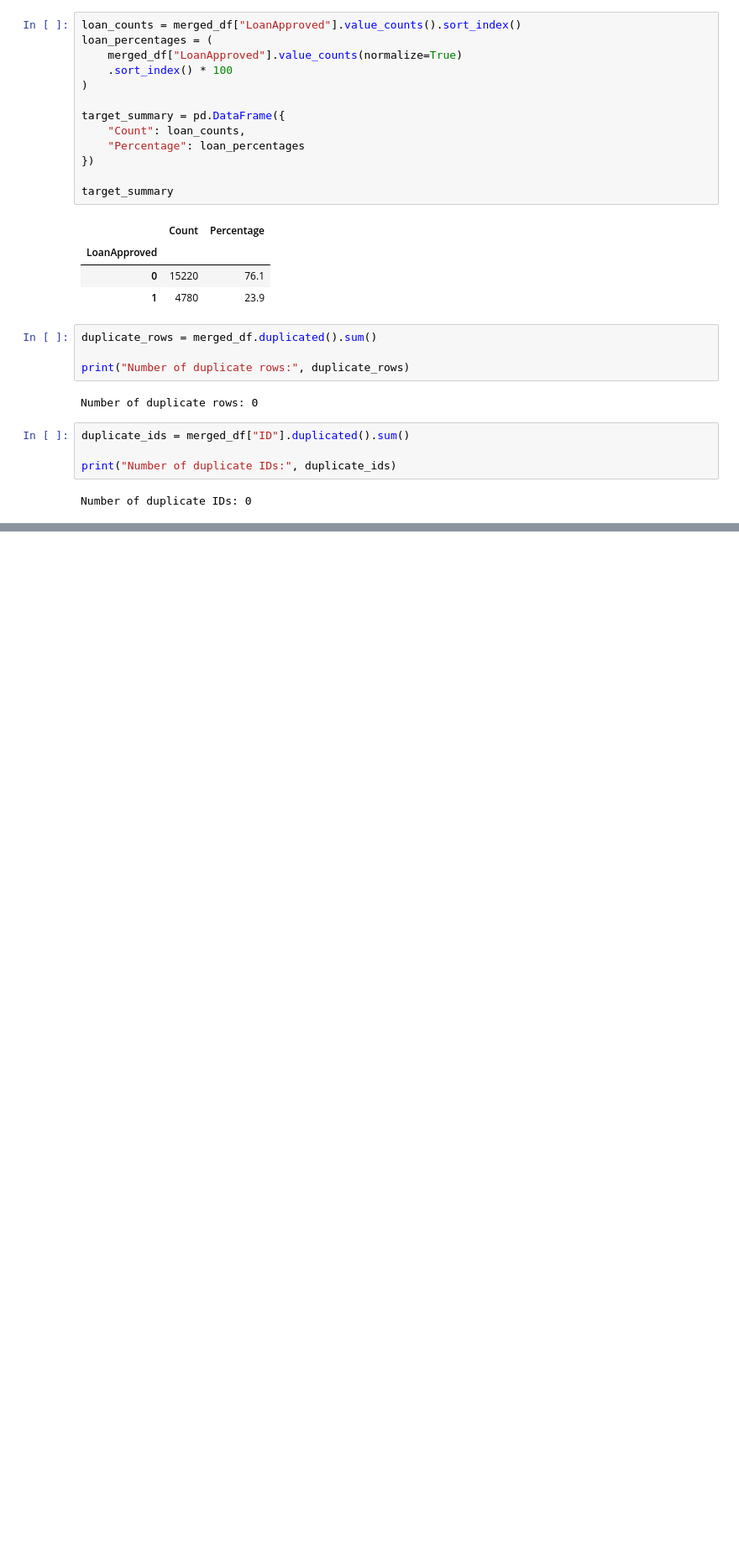
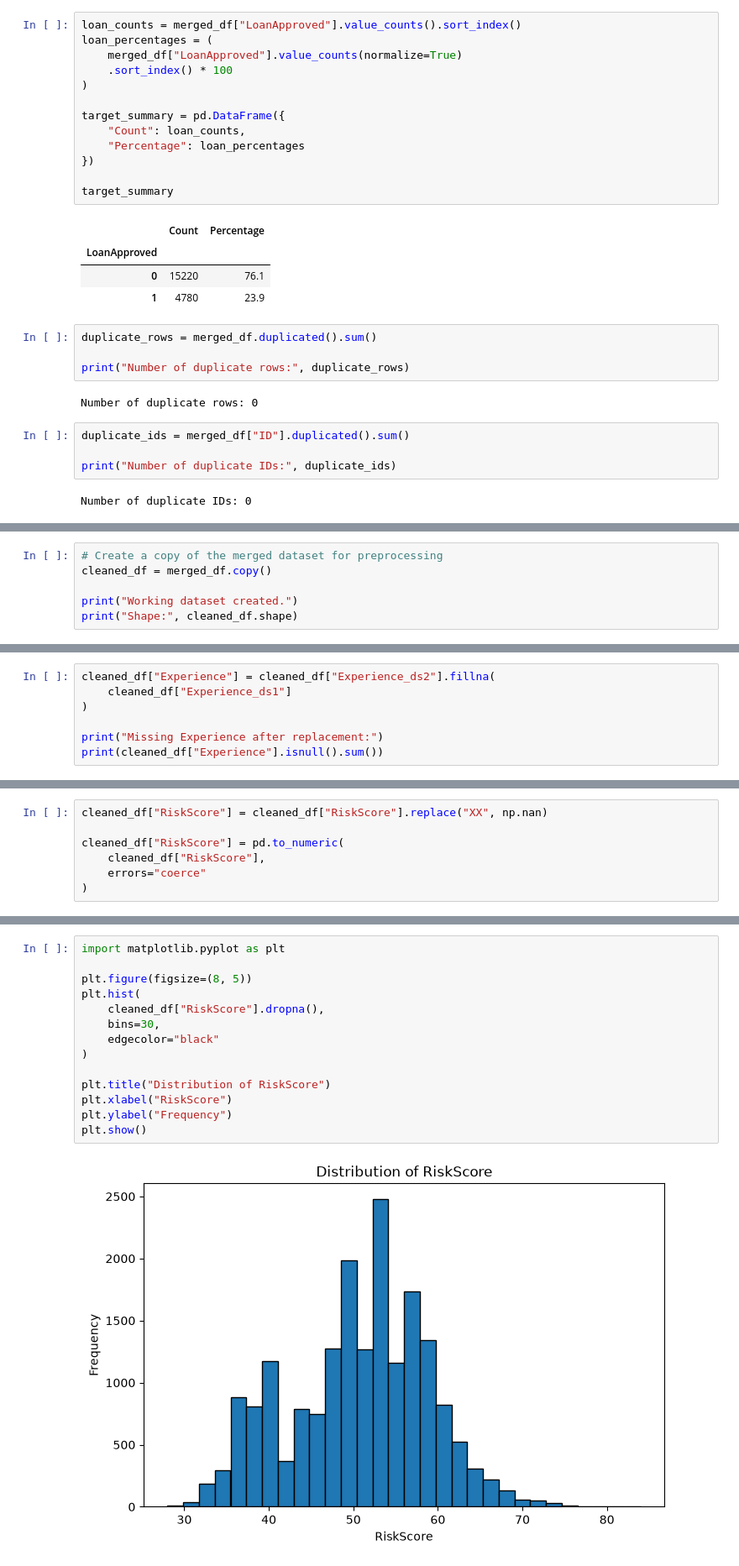
Before and after one commit to abilash3232-byte/CMP7005-PROGRAMMING-FOR-DATA-ANALYSIS, a Jupyter notebook: notebooks/CMP7005_PRAC.ipynb, the cells around one changed output, grey strips where cells are left out. Shown at 84% size. Drawn from its saved outputs; the diff is of its cells as text; blank space fills up the shorter version.

Commit message:
Data preprocessing and feature engineering

```diff
--- a/notebooks/CMP7005_PRAC.ipynb
+++ b/notebooks/CMP7005_PRAC.ipynb
@@ -569,0 +572,6 @@ Number of duplicate IDs: 0
+# %%
+# Create a copy of the merged dataset for preprocessing
+cleaned_df = merged_df.copy()
+
+print("Working dataset created.")
+print("Shape:", cleaned_df.shape)
@@ -569,0 +606,7 @@ Number of duplicate IDs: 0
+# %%
+cleaned_df["Experience"] = cleaned_df["Experience_ds2"].fillna(
+    cleaned_df["Experience_ds1"]
+)
+
+print("Missing Experience after replacement:")
+print(cleaned_df["Experience"].isnull().sum())
@@ -569,0 +633,7 @@ Number of duplicate IDs: 0
+# %%
+cleaned_df["RiskScore"] = cleaned_df["RiskScore"].replace("XX", np.nan)
+
+cleaned_df["RiskScore"] = pd.to_numeric(
+    cleaned_df["RiskScore"],
+    errors="coerce"
+)
@@ -569,0 +666,16 @@ Number of duplicate IDs: 0
+# %%
+import matplotlib.pyplot as plt
+
+plt.figure(figsize=(8, 5))
+plt.hist(
+    cleaned_df["RiskScore"].dropna(),
+    bins=30,
+    edgecolor="black"
+)
+
+plt.title("Distribution of RiskScore")
+plt.xlabel("RiskScore")
+plt.ylabel("Frequency")
+plt.show()
+# %% [output]
+[figure, added]
```
Also changed, not shown: parts of 60 cells of this notebook, 1 other file.
